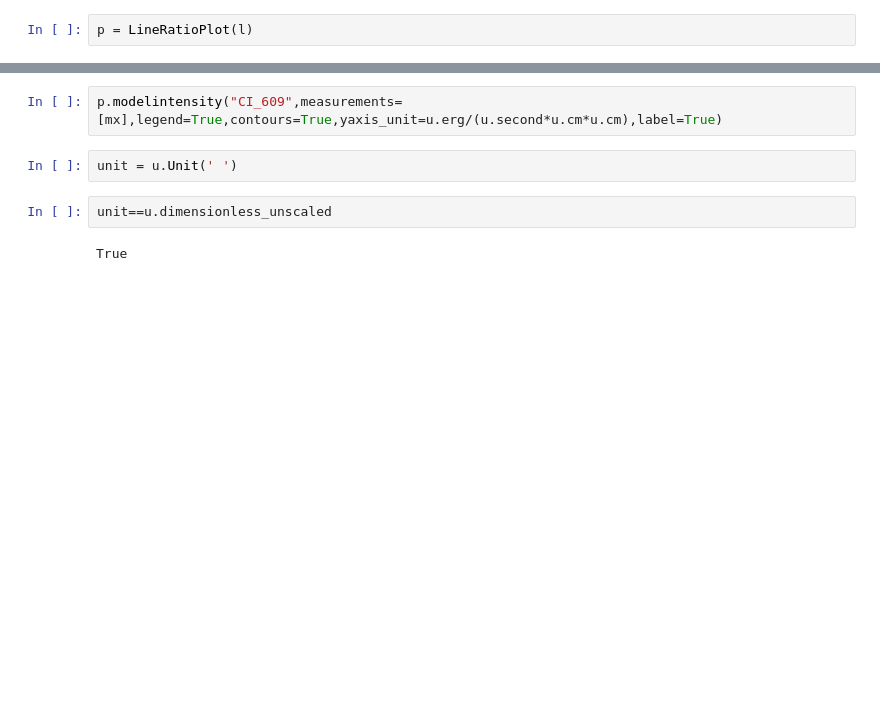
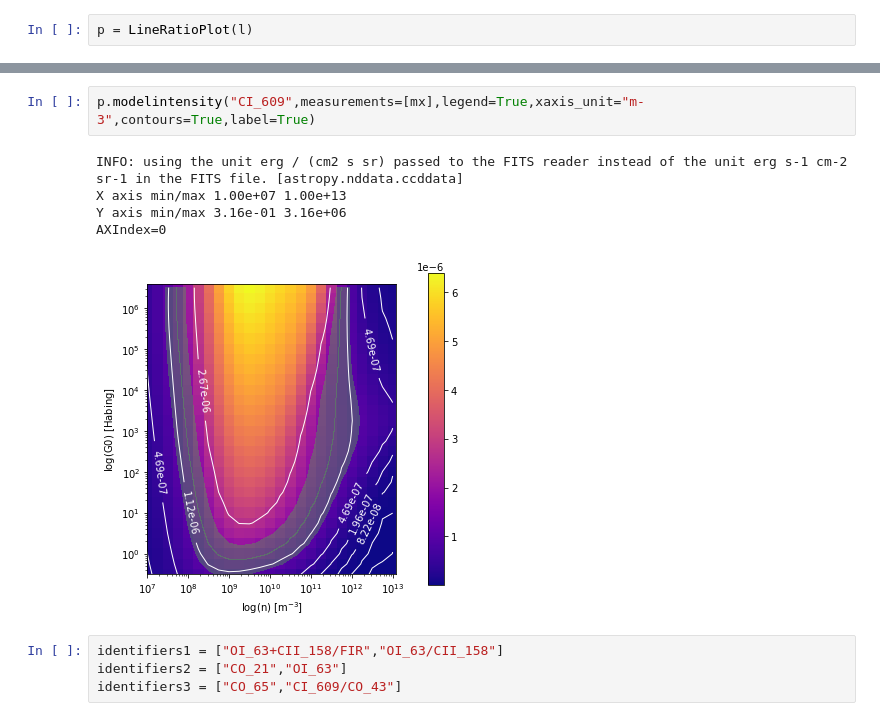
Before and after one commit to mpound/pdrtpy, a Jupyter notebook: Debug.ipynb, the cells around one changed output, grey strips where cells are left out. Saved outputs shown, nothing was run; the diff lists cells and outputs as text; blank space fills up the shorter version.

```diff
--- a/Debug.ipynb
+++ b/Debug.ipynb
@@ -113,8 +156,12 @@ l.modelset.supported_ratios.show_in_notebook()
 # %%
-p.modelintensity("CI_609",measurements=[mx],legend=True,contours=True,yaxis_unit=u.erg/(u.second*u.cm*u.cm),label=True)
+p.modelintensity("CI_609",measurements=[mx],legend=True,xaxis_unit="m-3",contours=True,label=True)
+# %% [output]
+INFO: using the unit erg / (cm2 s sr) passed to the FITS reader instead of the unit erg s-1 cm-2 sr-1 in the FITS file. [astropy.nddata.ccddata]
+X axis min/max 1.00e+07 1.00e+13
+Y axis min/max 3.16e-01 3.16e+06
+AXIndex=0
+[figure, added]
-# %%
-unit = u.Unit(' ')
-# %%
-unit==u.dimensionless_unscaled
-# %% [output]
-True
+# %%
+identifiers1 = ["OI_63+CII_158/FIR","OI_63/CII_158"]
+identifiers2 = ["CO_21","OI_63"]
+identifiers3 = ["CO_65","CI_609/CO_43"]
```
Also changed, not shown: parts of 24 cells of this notebook.
